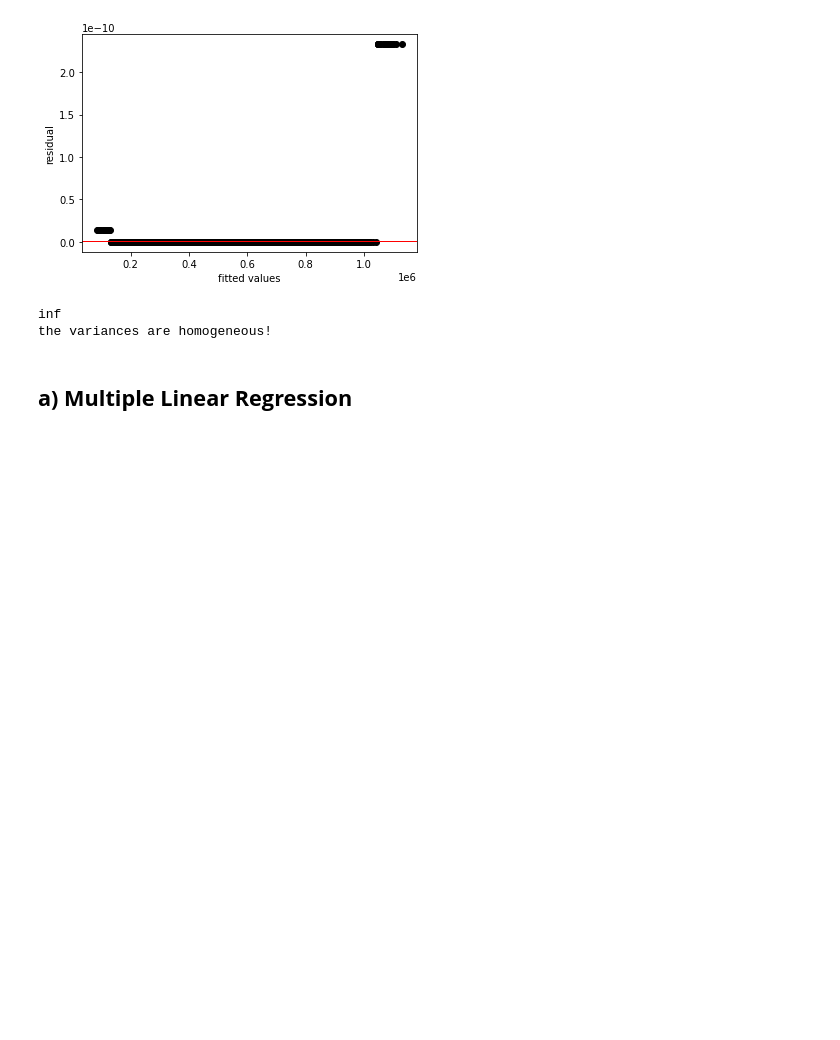
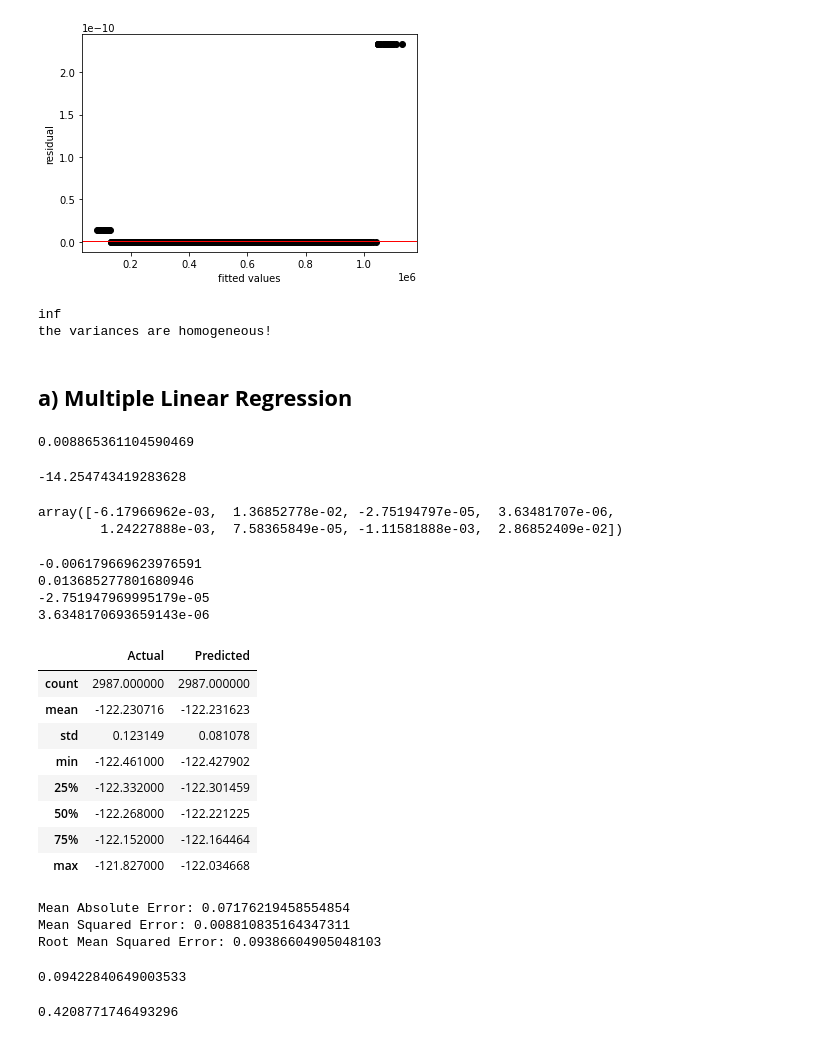
Before and after one commit to Maria-mbugua/IPWeek7-Core, a Jupyter notebook: SALES_PREDICTION.ipynb, the cells around one changed output. Drawn from its saved outputs; the diff is of its cells as text; code cells hidden in the pictures; blank space fills up the shorter version.

```diff
--- a/SALES_PREDICTION.ipynb
+++ b/SALES_PREDICTION.ipynb
@@ -443,3 +443,83 @@ inf
 the variances are homogeneous!
 # %% [markdown]
 ## **a) Multiple Linear Regression**
+# %%
+# Separating independent and dependent variable
+# X = df1.iloc[:,1:].values
+# y = df1.iloc[:,0].values
+X = df2.iloc[:,1:-1].values
+y = df2.iloc[:,-1] .values
+# %%
+# Splitting the dataset into train and test dataset
+# Train using 80% of the data
+from sklearn.model_selection import train_test_split
+X_train, X_test, y_train, y_test = train_test_split(X, y, test_size=0.2, random_state=0)
+# %%
+# Fitting Multiple Linear Regression to the Training set
+import numpy as np
+from sklearn.metrics import mean_squared_error,r2_score
+from sklearn.linear_model import LinearRegression
+regressor = LinearRegression()
+regressor.fit(X_train, y_train)
+
+# Creating a baseline regression model
+first_model = (mean_squared_error(y_true=y,y_pred=regressor.predict(X)))
+print(first_model)
+# %% [output]
+0.008865361104590469
+# %%
+# Regression coefficient
+regressor.intercept_
+# %% [output]
+-14.254743419283628
+# %%
+# Regression coeefficient
+regressor.coef_
+# %% [output]
+array([-6.17966962e-03,  1.36852778e-02, -2.75194797e-05,  3.63481707e-06,
+        1.24227888e-03,  7.58365849e-05, -1.11581888e-03,  2.86852409e-02])
+# %%
+for i in range(4):
+    print(regressor.coef_[i])
+# %% [output]
+-0.006179669623976591
+0.013685277801680946
+-2.751947969995179e-05
+3.6348170693659143e-06
+# %%
+# Comparing the predicted and actual data
+# We can compare y_pred and y_test to find its accuracy
+y_pred = regressor.predict(X_test)
+comparison_frame = pd.DataFrame({'Actual': y_test.flatten(), 'Predicted': y_pred.flatten()})
+comparison_frame.describe()
+# %% [output]
+|  | Actual | Predicted |
+| count | 2987.000000 | 2987.000000 |
+| mean | -122.230716 | -122.231623 |
+| std | 0.123149 | 0.081078 |
+| min | -122.461000 | -122.427902 |
+| 25% | -122.332000 | -122.301459 |
+| 50% | -122.268000 | -122.221225 |
+| 75% | -122.152000 | -122.164464 |
+| max | -121.827000 | -122.034668 |
+# %%
+# Predicting the Test set results
+from sklearn import metrics
+print('Mean Absolute Error:', metrics.mean_absolute_error(y_test, y_pred))
+print('Mean Squared Error:', metrics.mean_squared_error(y_test, y_pred))
+print('Root Mean Squared Error:', np.sqrt(metrics.mean_squared_error(y_test, y_pred)))
+# %% [output]
+Mean Absolute Error: 0.07176219458554854
+Mean Squared Error: 0.008810835164347311
+Root Mean Squared Error: 0.09386604905048103
+# %%
+# Root mean squared error for X-train
+rmse=np.sqrt(mean_squared_error(y_train,regressor.predict(X_train)))
+rmse
+# %% [output]
+0.09422840649003533
+# %%
+# Regressor score
+regressor.score(X_train,y_train)
+# %% [output]
+0.4208771746493296
```
Also changed, not shown: parts of 31 cells of this notebook.
